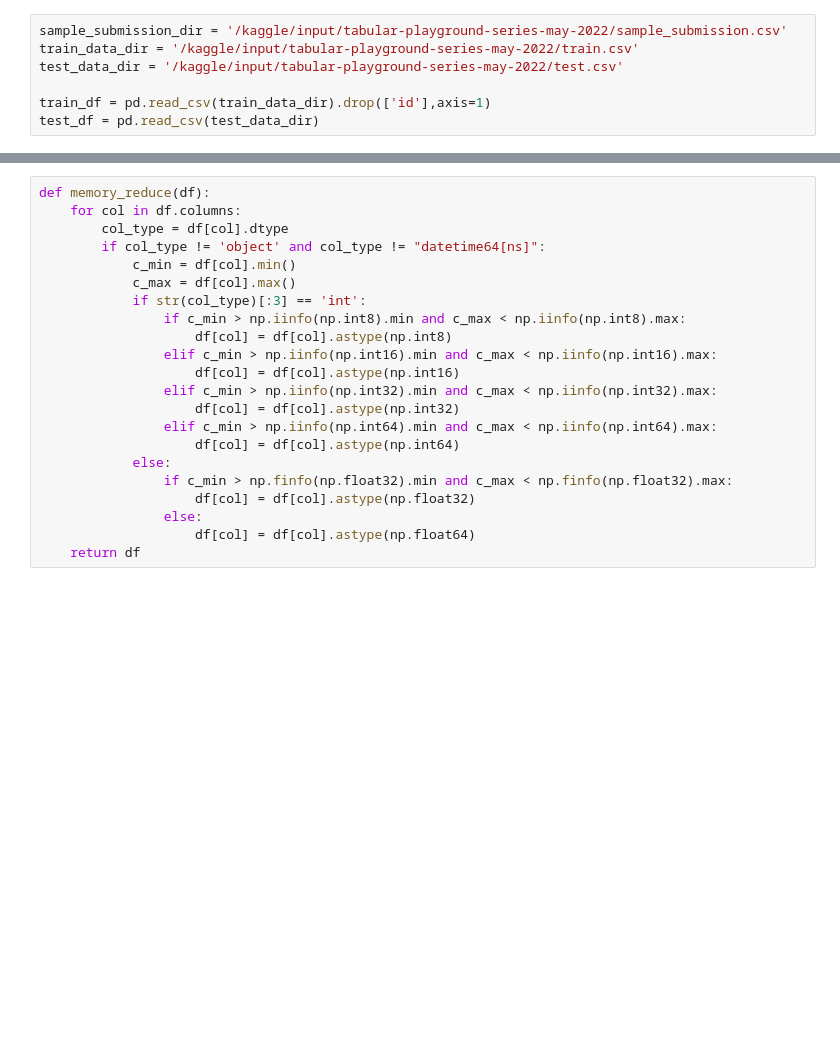
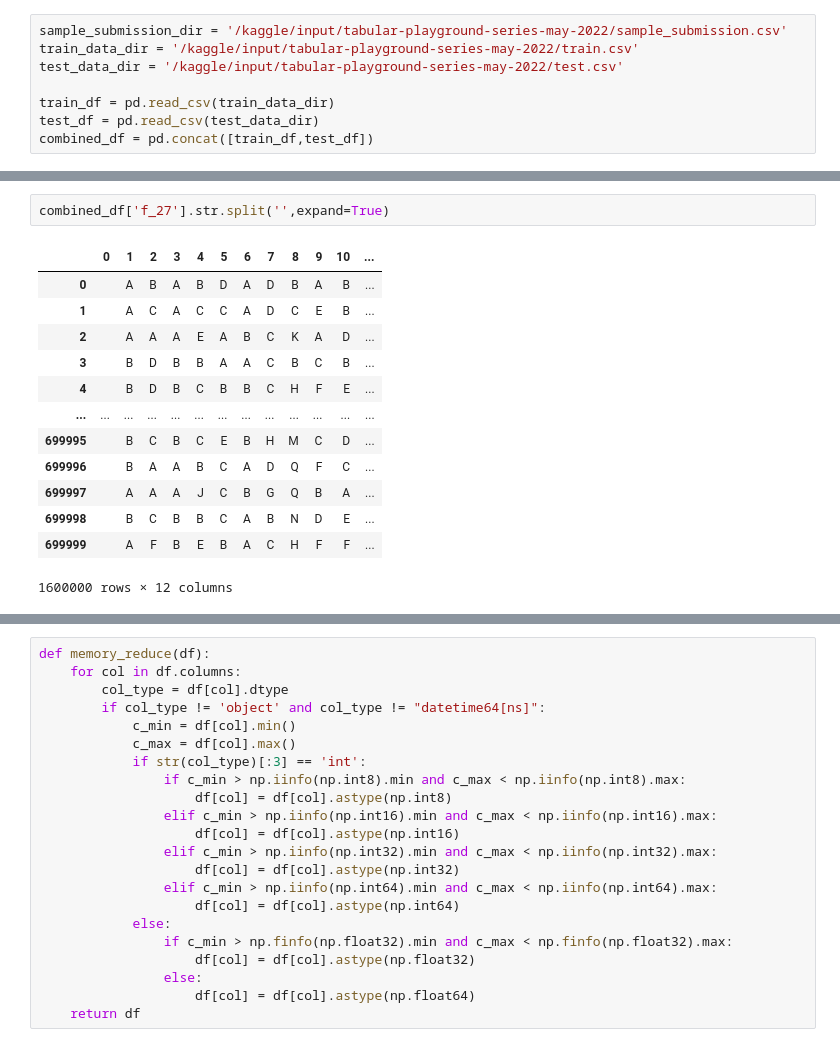
Before and after one commit to ebzkurt1/kaggle_competitions, a Jupyter notebook: tabular-may.ipynb, the cells around one changed output, grey strips where cells are left out. Saved outputs shown, nothing was run; the diff lists cells and outputs as text; blank space fills up the shorter version.

```diff
--- a/tabular-may.ipynb
+++ b/tabular-may.ipynb
@@ -26,5 +29,6 @@ sample_submission_dir = '/kaggle/input/tabular-playground-series-may-2022/sample
 train_data_dir = '/kaggle/input/tabular-playground-series-may-2022/train.csv'
 test_data_dir = '/kaggle/input/tabular-playground-series-may-2022/test.csv'
 
-train_df = pd.read_csv(train_data_dir).drop(['id'],axis=1)
+train_df = pd.read_csv(train_data_dir)
 test_df = pd.read_csv(test_data_dir)
+combined_df = pd.concat([train_df,test_df])
@@ -108,0 +109,16 @@ memory usage: 219.7 MB
+# %%
+combined_df['f_27'].str.split('',expand=True)
+# %% [output]
+|  | 0 | 1 | 2 | 3 | 4 | 5 | 6 | 7 | 8 | 9 | 10 | ... |
+| 0 |  | A | B | A | B | D | A | D | B | A | B | ... |
+| 1 |  | A | C | A | C | C | A | D | C | E | B | ... |
+| 2 |  | A | A | A | E | A | B | C | K | A | D | ... |
+| 3 |  | B | D | B | B | A | A | C | B | C | B | ... |
+| 4 |  | B | D | B | C | B | B | C | H | F | E | ... |
+| ... | ... | ... | ... | ... | ... | ... | ... | ... | ... | ... | ... | ... |
+| 699995 |  | B | C | B | C | E | B | H | M | C | D | ... |
+| 699996 |  | B | A | A | B | C | A | D | Q | F | C | ... |
+| 699997 |  | A | A | A | J | C | B | G | Q | B | A | ... |
+| 699998 |  | B | C | B | B | C | A | B | N | D | E | ... |
+| 699999 |  | A | F | B | E | B | A | C | H | F | F | ... |
+1600000 rows × 12 columns
```
Also changed, not shown: parts of 19 cells of this notebook.
